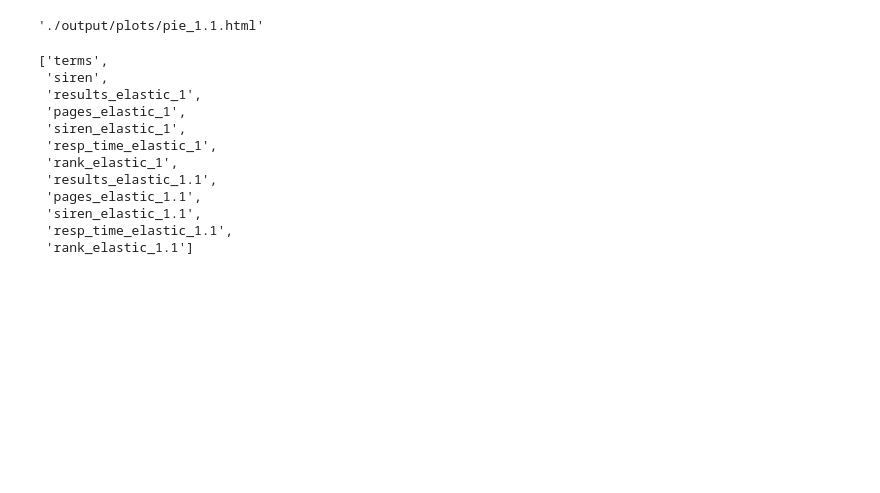
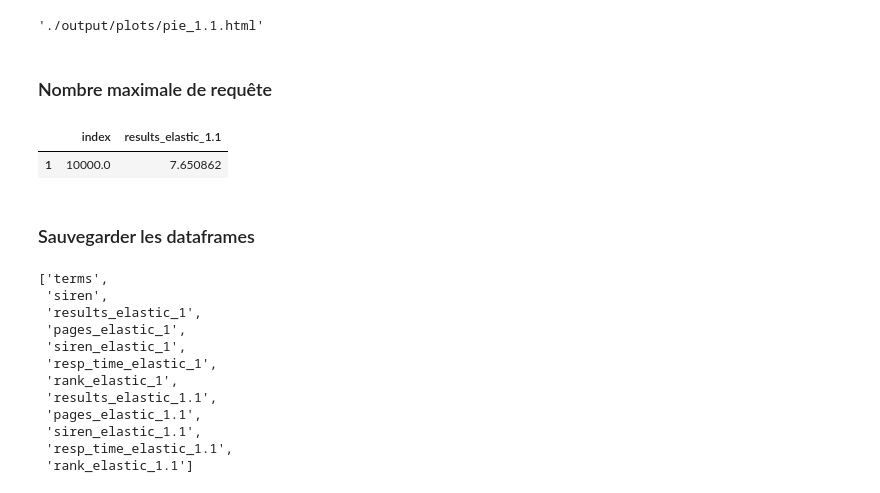
Before and after one commit to annuaire-entreprises-data-gouv-fr/search-api, a Jupyter notebook: testing/feedback_loop.ipynb, the cells around one changed output. Drawn from its saved outputs; the diff is of its cells as text; code cells hidden in the pictures; blank space fills up the shorter version.

Commit message:
feat(search): add max results KPI to testing

```diff
--- a/testing/feedback_loop.ipynb
+++ b/testing/feedback_loop.ipynb
@@ -274,6 +274,17 @@ plotly.offline.plot(fig, filename=f"./output/plots/pie_{SEARCH_VERSION}.html")
 # %% [output]
 [figure]
 './output/plots/pie_1.1.html'
+# %% [markdown]
+### Nombre maximale de requête
+# %%
+df_max = (df_test[f"results_elastic_{SEARCH_VERSION}"].value_counts(normalize=True) * 100).reset_index()
+df_max[df_max["index"] == "10000.0"].to_csv(f"./output/describe/max_requetes_{SEARCH_VERSION}.csv", header=True, index=True)
+df_max[df_max["index"] == "10000.0"]
+# %% [output]
+|  | index | results_elastic_1.1 |
+| 1 | 10000.0 | 7.650862 |
+# %% [markdown]
+### Sauvegarder les dataframes
 # %%
 df_test.to_csv(f"./data/elastic_wars_{SEARCH_VERSION}.csv", header=True, index=False)
 # %%
```
Also changed, not shown: 9 other files.
